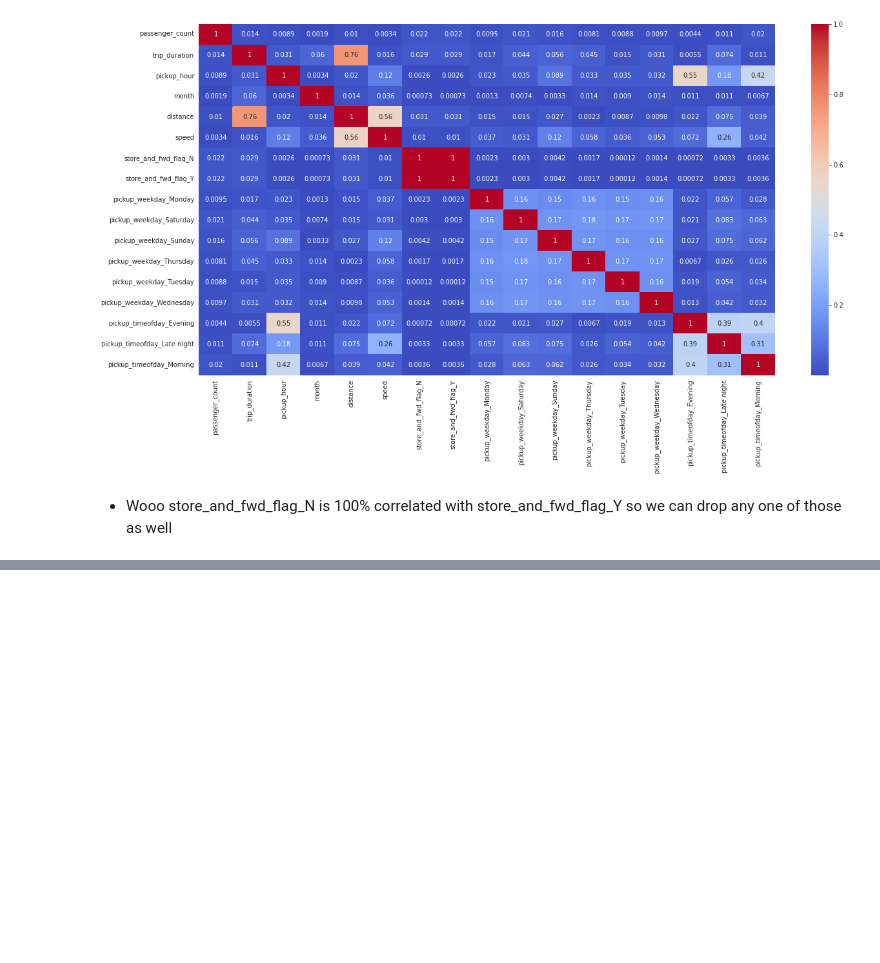
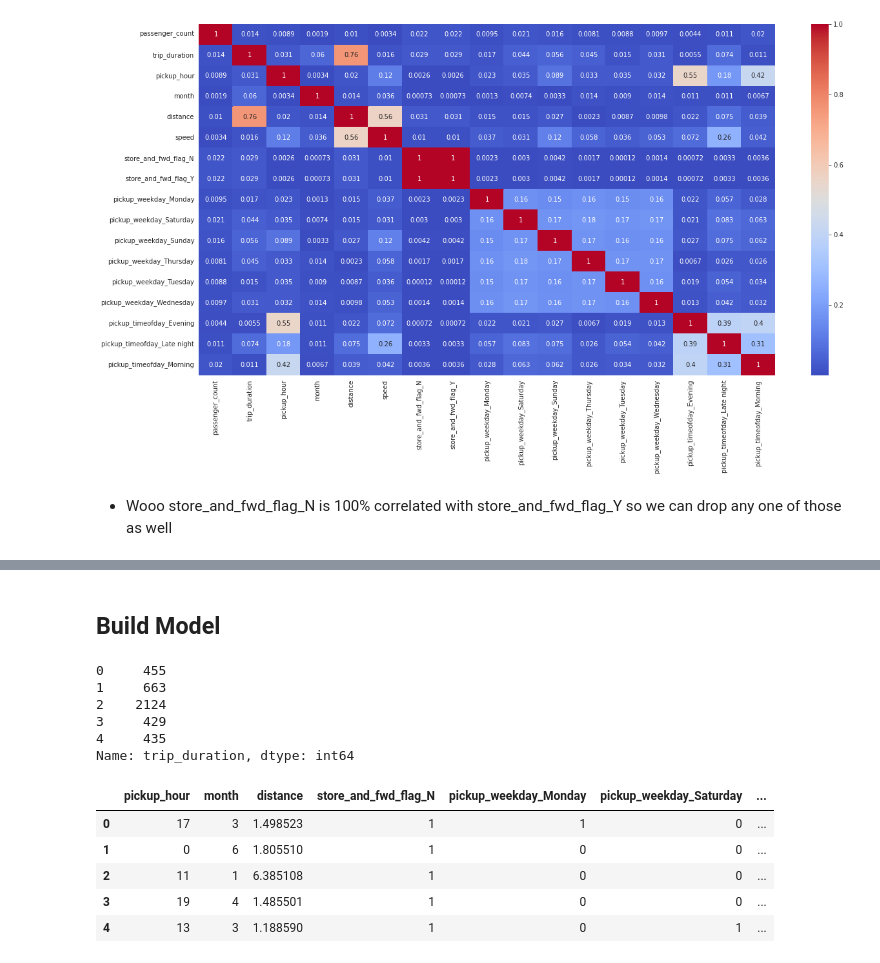
Before and after one commit to B-Murali-Krishna/NYC_Taxi_Trip_Time_Prediction--Capstone_Project, a Jupyter notebook: NYC_Taxi_Trip_Time_Prediction.ipynb, the cells around one changed output, grey strips where cells are left out. Saved outputs shown, nothing was run; the diff lists cells and outputs as text; code cells hidden in the pictures; blank space fills up the shorter version.

```diff
--- a/NYC_Taxi_Trip_Time_Prediction.ipynb
+++ b/NYC_Taxi_Trip_Time_Prediction.ipynb
@@ -767,3 +780,5 @@ df.drop('store_and_fwd_flag_Y',axis=1,inplace=True)
+# %%
+df.drop('speed',axis=1,inplace=True)
 # %%
 df.info()
 # %% [output]
@@ -788,0 +802,5 @@ Now we have total 16 features and 1458643 records
+# %%
+pass_counts_encodes = pd.get_dummies(df.passenger_count, prefix='passenger_count', drop_first=True)
+df = pd.concat([df,pass_counts_encodes], axis = 1,)
+# %%
+df.drop('passenger_count',axis=1,inplace=True)
@@ -788,0 +827,2 @@ Now we have total 16 features and 1458643 records
+# %% [markdown]
+## Build Model
@@ -788,0 +837,20 @@ Now we have total 16 features and 1458643 records
+# %%
+y = df['trip_duration']
+y.head()
+# %% [output]
+0     455
+1     663
+2    2124
+3     429
+4     435
+Name: trip_duration, dtype: int64
+# %%
+X=df.drop('trip_duration',axis=1)
+X.head()
+# %% [output]
+|  | pickup_hour | month | distance | store_and_fwd_flag_N | pickup_weekday_Monday | pickup_weekday_Saturday | ... |
+| 0 | 17 | 3 | 1.498523 | 1 | 1 | 0 | ... |
+| 1 | 0 | 6 | 1.805510 | 1 | 0 | 0 | ... |
+| 2 | 11 | 1 | 6.385108 | 1 | 0 | 0 | ... |
+| 3 | 19 | 4 | 1.485501 | 1 | 0 | 0 | ... |
+| 4 | 13 | 3 | 1.188590 | 1 | 0 | 1 | ... |
```
Also changed, not shown: parts of 55 cells of this notebook.
